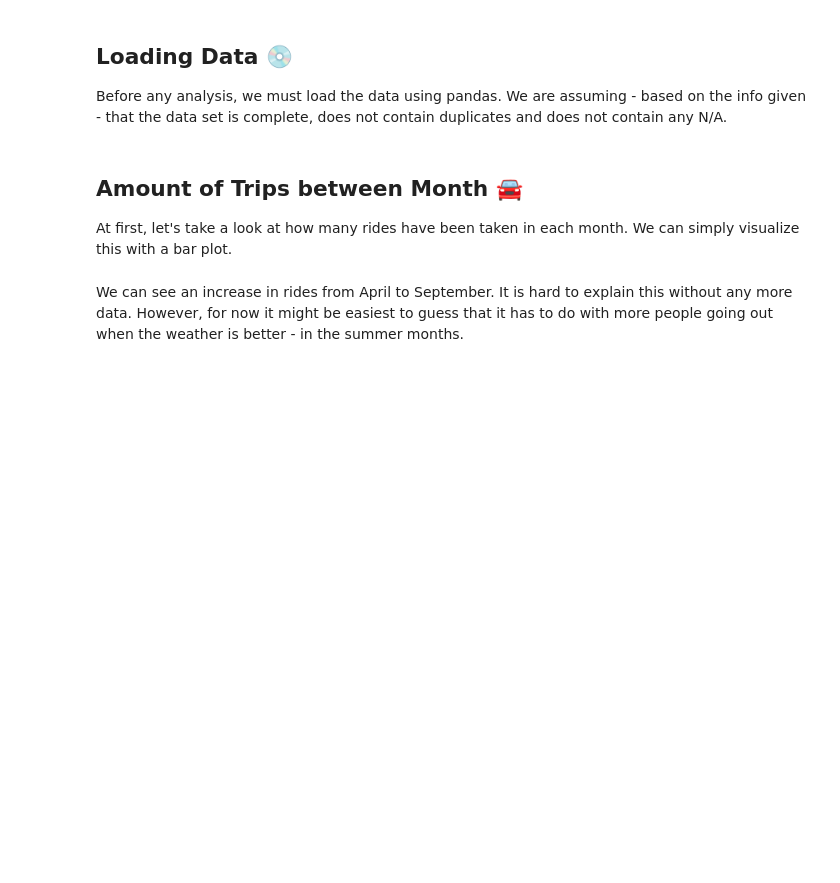
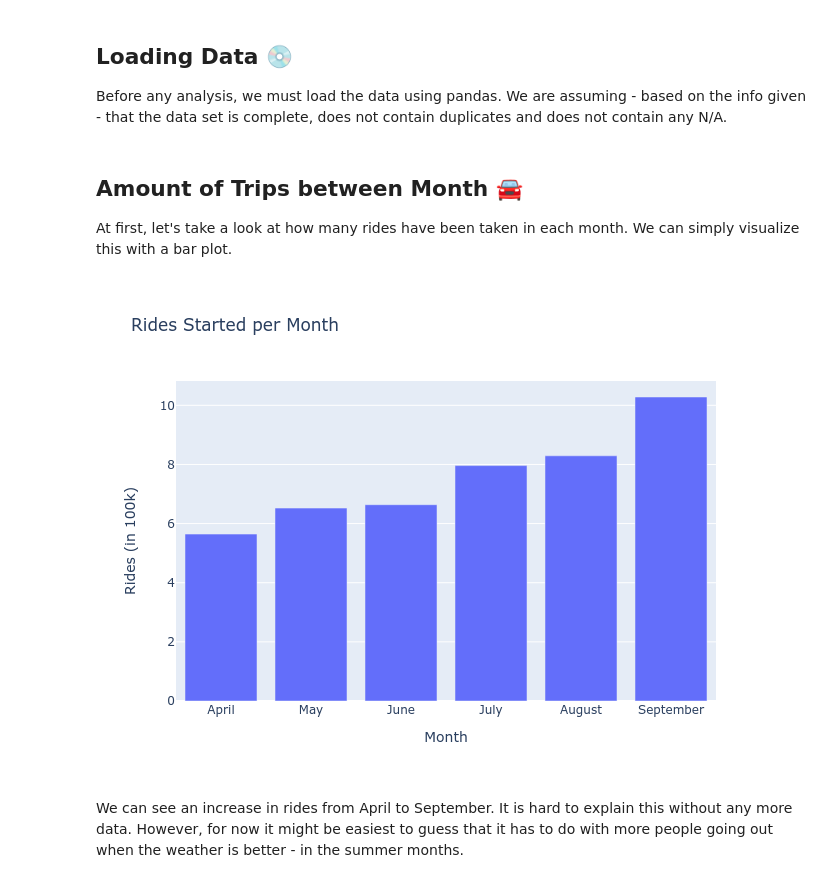
Before and after one commit to FabianBong/Uber-Pick-Ups-In-New-York, a Jupyter notebook: Code/Uber.ipynb, the cells around one changed output. Drawn from its saved outputs; the diff is of its cells as text; code cells hidden in the pictures; blank space fills up the shorter version.

Commit message:
Making graphs visible.

```diff
--- a/Code/Uber.ipynb
+++ b/Code/Uber.ipynb
@@ -22,17 +22,19 @@ At first, let's take a look at how many rides have been taken in each month. We
 # %%
 import plotly.express as px
 import numpy as np
 import plotly.io as pio
 
-pio.renderers.default = "svg"
+pio.renderers.default = "png"
 
 bar_plot = px.bar(y=np.array([apr14.shape[0], may14.shape[0], jun14.shape[0], jul14.shape[0],
                               aug14.shape[0], sep14.shape[0]])/100000,
                   x = ["April", "May", "June", "July", "August", "September"],
                   title = "Rides Started per Month")
 bar_plot.update_yaxes(title = "Rides (in 100k)")
 bar_plot.update_xaxes(title = "Month")
 bar_plot.show()
+# %% [output]
+[figure, added]
 # %% [markdown]
 We can see an increase in rides from April to September. It is hard to explain this without any more data. However, for now it might be easiest to guess that it has to do with more people going out when the weather is better - in the summer months.
 # %% [markdown]
```
Also changed, not shown: parts of 4 cells of this notebook.
